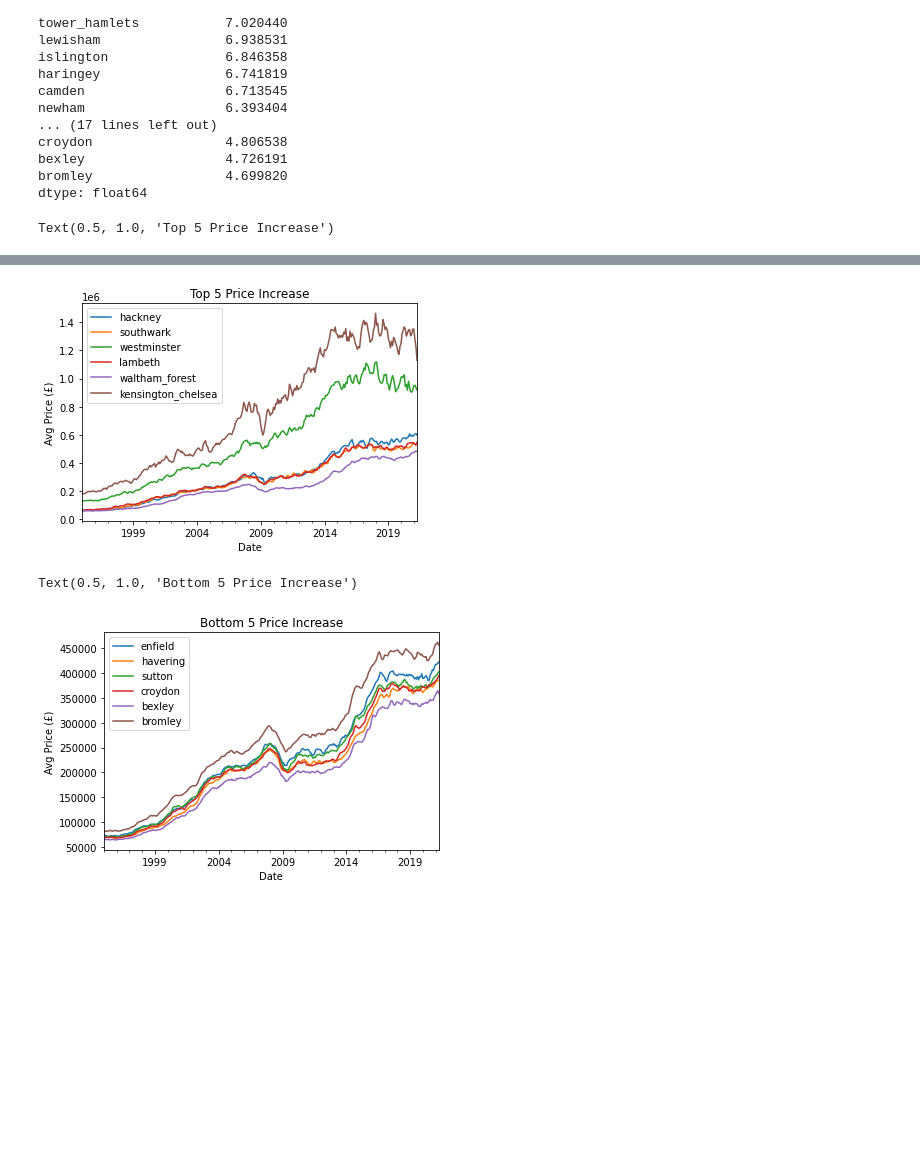
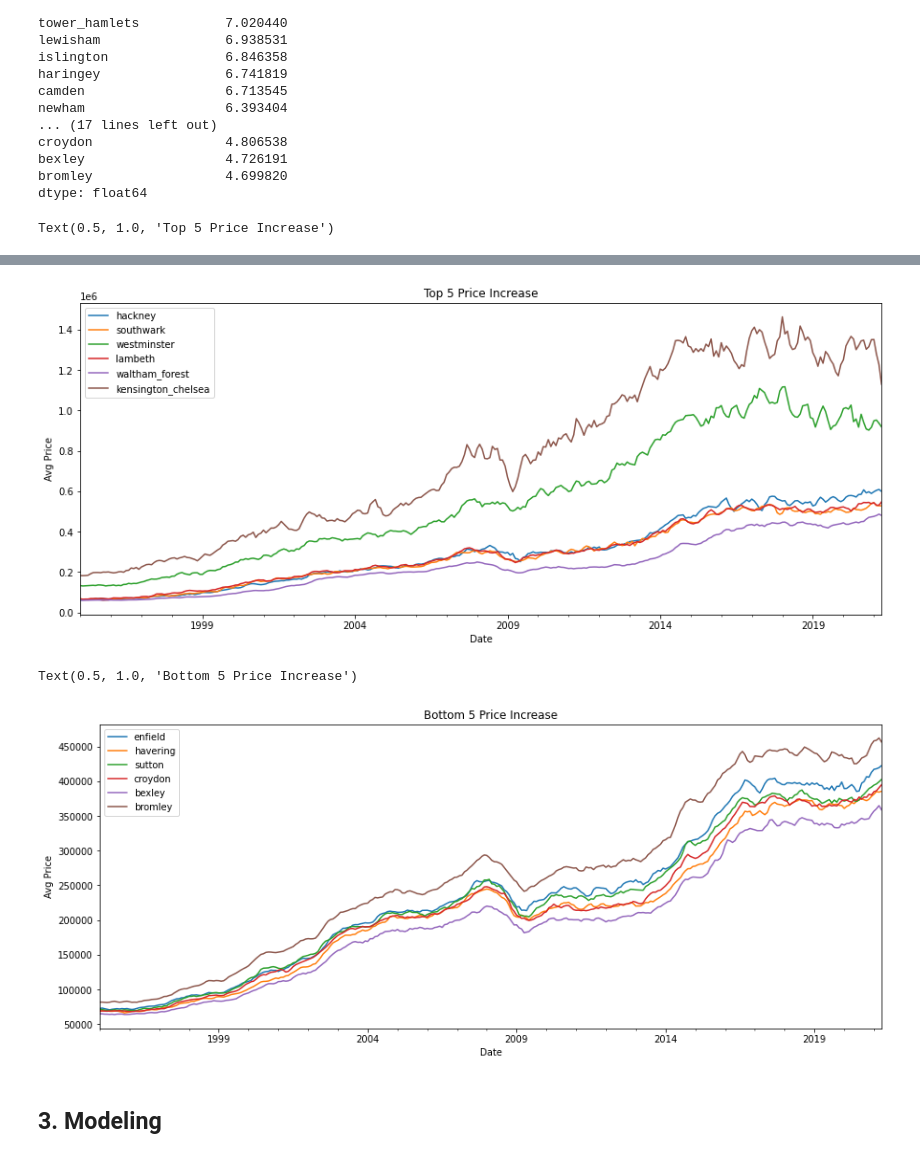
Before and after one commit to watchful-cluckets/springboard_dsci_career_track, a Jupyter notebook: unit_4_python_dsci_stack/unit_4_challenge_-_tier_3.ipynb, the cells around one changed output, grey strips where cells are left out. Cells and saved outputs as stored; diff of their text form; code cells hidden in the pictures; blank space fills up the shorter version.

Commit message:
finished london housing

```diff
--- a/unit_4_python_dsci_stack/unit_4_challenge_-_tier_3.ipynb
+++ b/unit_4_python_dsci_stack/unit_4_challenge_-_tier_3.ipynb
@@ -78,4 +108,6 @@ url_LondonHousePrices = "https://data.london.gov.uk/download/uk-house-price-inde
 # The dataset we're interested in contains the Average prices of the houses, and is actually on a particular sheet of the Excel file.
 # As a result, we need to specify the sheet name in the read_excel() method.
 # Put this data into a variable called properties.
-properties = pd.read_excel(url_LondonHousePrices, sheet_name='Average price', index_col= None)
+properties = pd.read_excel(
+    url_LondonHousePrices, sheet_name="Average price", index_col=None
+)
@@ -232,19 +267,21 @@ len(properties.columns)
 # %% [markdown]
 List of [London Boroughs](https://en.wikipedia.org/wiki/London_boroughs)
 # %%
-dropcols = ['city_of_london',
- 'east_midlands',
- 'east_of_england',
- 'england',
- 'inner_london',
- 'london',
- 'north_east',
- 'north_west',
- 'outer_london',
- 'south_east',
- 'south_west',
- 'west_midlands',
- 'yorks_the_humber']
+dropcols = [
+    "city_of_london",
+    "east_midlands",
+    "east_of_england",
+    "england",
+    "inner_london",
+    "london",
+    "north_east",
+    "north_west",
+    "outer_london",
+    "south_east",
+    "south_west",
+    "west_midlands",
+    "yorks_the_humber",
+]
 non_boroughs = properties[dropcols]
 properties.drop(columns=dropcols, inplace=True)
 # %%
@@ -316,7 +353,7 @@ bromley                 4.699820
 dtype: float64
 # %%
 properties.plot(y=pct_chng.index[:6])
-plt.ylabel("Avg Price (£)")
+plt.ylabel("Avg Price")
 plt.xlabel("Date")
 plt.title("Top 5 Price Increase")
 # %% [output]
@@ -324,10 +365,12 @@ Text(0.5, 1.0, 'Top 5 Price Increase')
-[figure, old version]
+[figure, new version]
 # %%
 properties.plot(y=pct_chng.index[-6:])
-plt.ylabel("Avg Price (£)")
+plt.ylabel("Avg Price")
 plt.xlabel("Date")
 plt.title("Bottom 5 Price Increase")
 # %% [output]
 Text(0.5, 1.0, 'Bottom 5 Price Increase')
-[figure, old version]
+[figure, new version]
+# %% [markdown]
+## 3. Modeling
 # %% [markdown]
```
Also changed, not shown: parts of 37 cells of this notebook, 4 other files.
